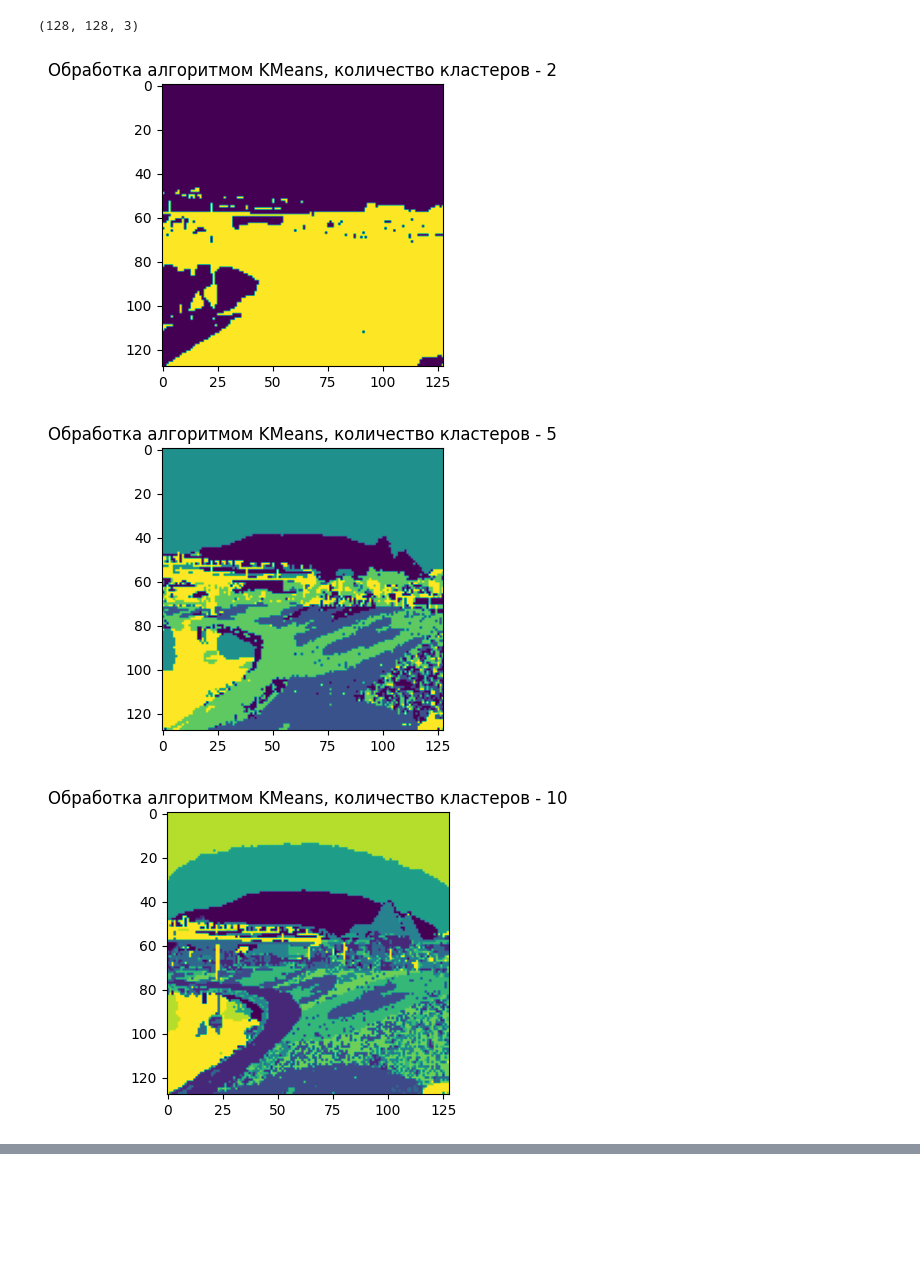
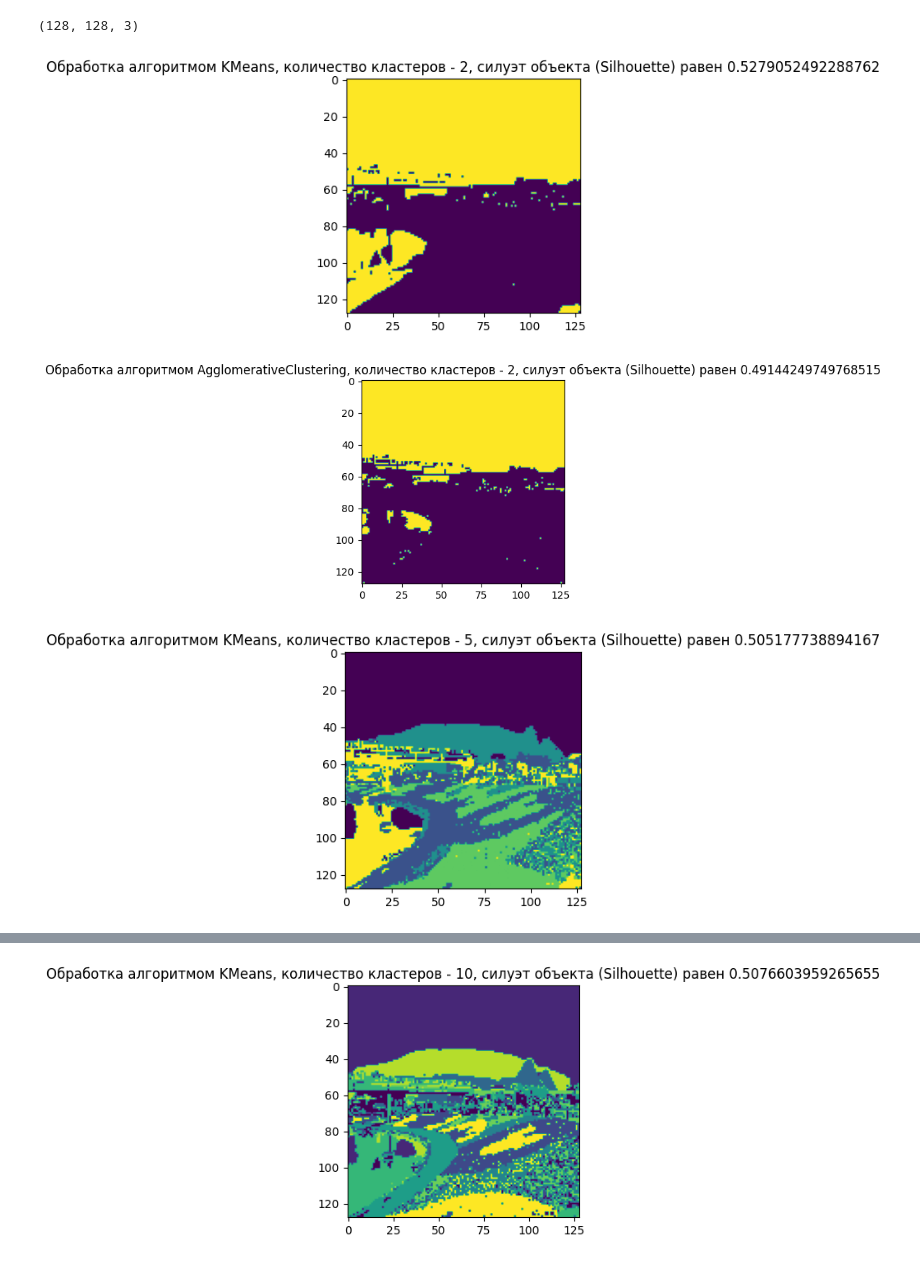
Before and after one commit to OVP2023/ML, a Jupyter notebook: кластеризация_дз_v2.ipynb, the cells around one changed output, grey strips where cells are left out. Saved outputs shown, nothing was run; the diff lists cells and outputs as text; code cells hidden in the pictures; blank space fills up the shorter version.

```diff
--- a/кластеризация_дз_v2.ipynb
+++ b/кластеризация_дз_v2.ipynb
@@ -85,32 +85,44 @@ print(img_small.shape)
 (128, 128, 3)
 # %%
 from sklearn.cluster import KMeans
+from sklearn.cluster import AgglomerativeClustering
+from sklearn import metrics
 
 algorithms = [
     KMeans(n_clusters=2),
+    AgglomerativeClustering(n_clusters=2),
     KMeans(n_clusters=5),
+    AgglomerativeClustering(n_clusters=5),
     KMeans(n_clusters=10),
-    KMeans(n_clusters=20)
+    AgglomerativeClustering(n_clusters=10),
+    KMeans(n_clusters=20),
+    AgglomerativeClustering(n_clusters=20),
 ]
 X=img_small.reshape((-1, 3))
 height_s, width_s, channels_s = img_small.shape
 i=0
-list_=[2,5,10,20]
+list_=[2,2,5,5,10,10,20,20]
 for  algorithm in algorithms:
-    # кластеризуем
     clusters = algorithm.fit_predict(X)
-    # если есть центры кластеров - выведем их
     if algorithm.__class__.__name__ in {'KMeans'}:
         centers = algorithm.cluster_centers_
         label_kmeans=algorithm.labels_
         segmented_img_kmeans = label_kmeans.reshape((height_s, width_s))
         plt.subplot(1, 2, 2)
-        title_='Обработка алгоритмом KMeans, количество кластеров - '+str(list_[i])
+        title_='Обработка алгоритмом KMeans, количество кластеров - '+str(list_[i])+', cилуэт объекта (Silhouette) равен '+str(metrics.silhouette_score(X, algorithm.labels_))
         plt.title(title_)
         plt.imshow(segmented_img_kmeans, cmap='viridis')
         plt.show()
-        i+=1
+    if algorithm.__class__.__name__ in {'AgglomerativeClustering'}:
+        label_ac=algorithm.labels_
+        segmented_img_ac = label_ac.reshape((height_s, width_s))
+        plt.subplot(1, 2, 2)
+        title_='Обработка алгоритмом AgglomerativeClustering, количество кластеров - '+str(list_[i])+', cилуэт объекта (Silhouette) равен '+str(metrics.silhouette_score(X, algorithm.labels_))
+        plt.title(title_)
+        plt.imshow(segmented_img_ac, cmap='viridis')
+        plt.show()
+    i+=1
 # %% [output]
-[figure, old version]
+[figure, new version]
-[figure, old version]
+[figure, new version]
-[figure, old version]
+[figure, new version]
@@ -117,0 +130 @@ for  algorithm in algorithms:
+[figure, added]
```
Also changed, not shown: parts of 7 cells of this notebook.
